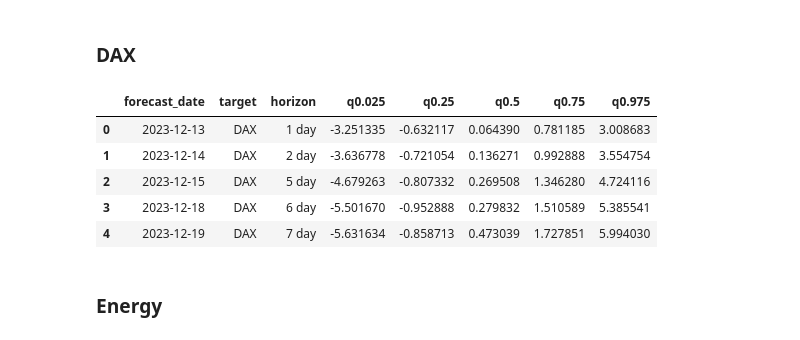
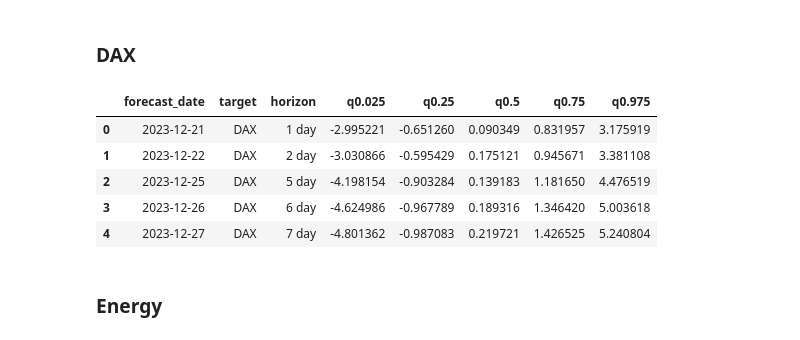
Before and after one commit to EliasKng/PTSFC, a Jupyter notebook: Create_Submission.ipynb, the cells around one changed output. Saved outputs shown, nothing was run; the diff lists cells and outputs as text; code cells hidden in the pictures.

```diff
--- a/Create_Submission.ipynb
+++ b/Create_Submission.ipynb
@@ -33,7 +33,7 @@ import pytz
 Use tuesday as last datapoint
 # %%
 # Insert Date of Wednesday (forecast-day) here. The current day has to be wednesday!!
-start_date = datetime(2023, 12, 13, 8, 0, 0)
+start_date = datetime(2023, 12, 20, 8, 0, 0)
 assert start_date.weekday() == 2
 # %%
 df_dax = get_dax_data()
@@ -93,16 +77,16 @@ get_energy_data(force_return=True)
 # %%
 from DAX.Models.arma_garch_11 import arma_garch_11
 from DAX.Models.baseline import baseline
 # dax_bl.baseline(df_dax)
 # forecast_dax = dax_garch.garch11(df_dax)
-forecast_dax = mix_models([arma_garch_11, baseline], [1,1], df_dax, 'DAX')
+forecast_dax = mix_models([arma_garch_11, baseline], [1,0], df_dax, 'DAX')
 forecast_dax
 # %% [output]
 |  | forecast_date | target | horizon | q0.025 | q0.25 | q0.5 | q0.75 | q0.975 |
-| 0 | 2023-12-13 | DAX | 1 day | -3.251335 | -0.632117 | 0.064390 | 0.781185 | 3.008683 |
-| 1 | 2023-12-14 | DAX | 2 day | -3.636778 | -0.721054 | 0.136271 | 0.992888 | 3.554754 |
-| 2 | 2023-12-15 | DAX | 5 day | -4.679263 | -0.807332 | 0.269508 | 1.346280 | 4.724116 |
-| 3 | 2023-12-18 | DAX | 6 day | -5.501670 | -0.952888 | 0.279832 | 1.510589 | 5.385541 |
-| 4 | 2023-12-19 | DAX | 7 day | -5.631634 | -0.858713 | 0.473039 | 1.727851 | 5.994030 |
+| 0 | 2023-12-21 | DAX | 1 day | -2.995221 | -0.651260 | 0.090349 | 0.831957 | 3.175919 |
+| 1 | 2023-12-22 | DAX | 2 day | -3.030866 | -0.595429 | 0.175121 | 0.945671 | 3.381108 |
+| 2 | 2023-12-25 | DAX | 5 day | -4.198154 | -0.903284 | 0.139183 | 1.181650 | 4.476519 |
+| 3 | 2023-12-26 | DAX | 6 day | -4.624986 | -0.967789 | 0.189316 | 1.346420 | 5.003618 |
+| 4 | 2023-12-27 | DAX | 7 day | -4.801362 | -0.987083 | 0.219721 | 1.426525 | 5.240804 |
 # %% [markdown]
 ### Energy
```
Also changed, not shown: parts of 9 cells of this notebook, 1 other file.
